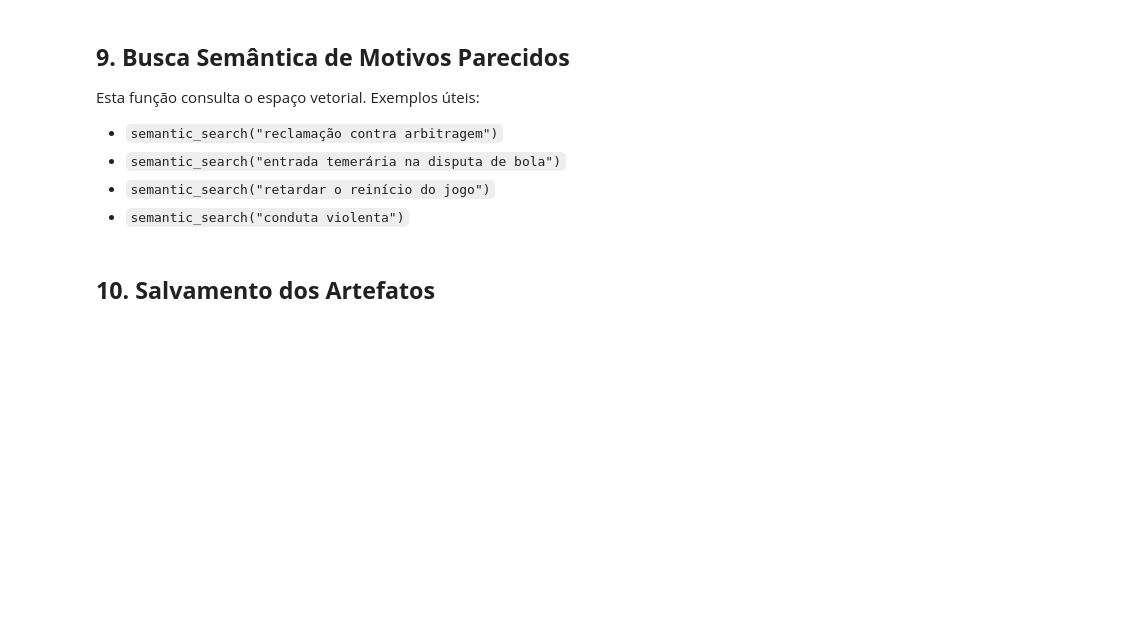
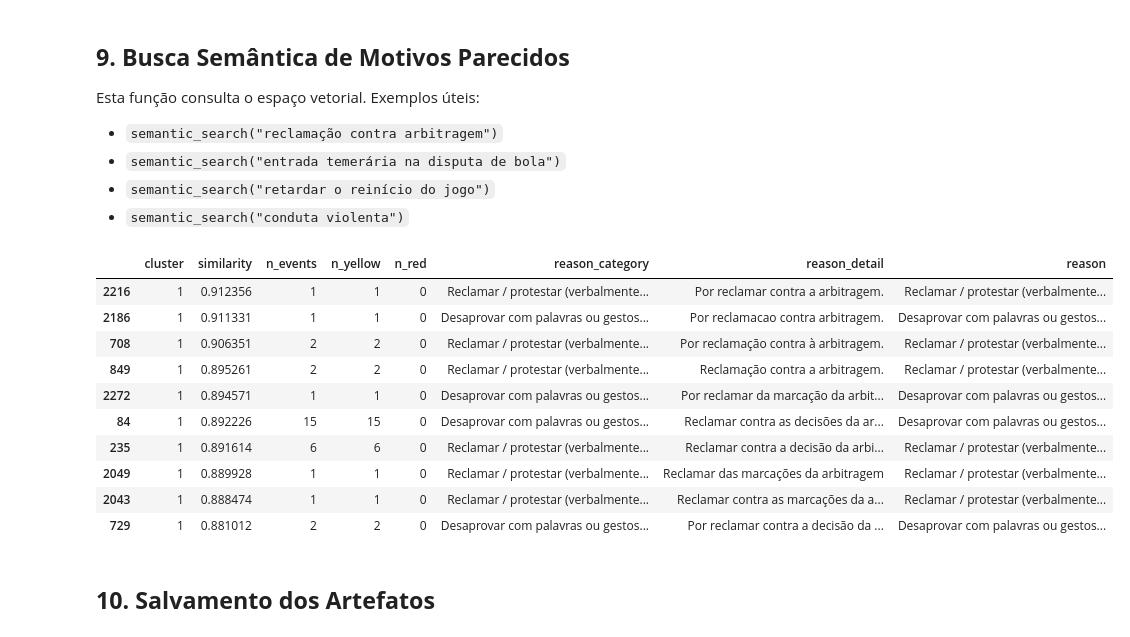
Before and after one commit to gcarbs1/cbf-match-report-analysis, a Jupyter notebook: notebooks/2-semantic_card_reasons_embeddings.ipynb, the cells around one changed output. Saved outputs shown, nothing was run; the diff lists cells and outputs as text; code cells hidden in the pictures; blank space fills up the shorter version.

```diff
--- a/notebooks/2-semantic_card_reasons_embeddings.ipynb
+++ b/notebooks/2-semantic_card_reasons_embeddings.ipynb
@@ -147,30 +139,10 @@ Se o modelo não puder ser carregado, o notebook usa um fallback com `TF-IDF + S
 # %%
 texts = reason_counts["text_for_embedding"].tolist()
-EMBEDDING_BACKEND = None
-embedding_model = None
-vectorizer = None
-svd = None
-
-if SentenceTransformer is not None:
-    try:
-        embedding_model = SentenceTransformer(MODEL_NAME)
-        embeddings = embedding_model.encode(
-            texts,
-            show_progress_bar=True,
-            normalize_embeddings=True,
-        )
-        embeddings = np.asarray(embeddings)
-        EMBEDDING_BACKEND = "sentence-transformers"
-    except Exception as error:
-        print(f"Não foi possível carregar o SentenceTransformer: {error}")
-
-if EMBEDDING_BACKEND is None:
-    vectorizer, tfidf_matrix = build_tfidf_matrix(reason_counts["text_for_embedding"])
-    max_components = min(50, tfidf_matrix.shape[0] - 1, tfidf_matrix.shape[1] - 1)
-    n_components = max(2, max_components)
-    svd = TruncatedSVD(n_components=n_components, random_state=RANDOM_STATE)
-    embeddings = normalize(svd.fit_transform(tfidf_matrix))
-    EMBEDDING_BACKEND = "tfidf-svd"
-
-print(f"Backend de embedding: {EMBEDDING_BACKEND}")
-print(f"Matriz de embeddings: {embeddings.shape}")
+embedding_model = SentenceTransformer(MODEL_NAME)
+embeddings = embedding_model.encode(
+    texts,
+    show_progress_bar=False,
+    normalize_embeddings=True,
+)
+embeddings = np.asarray(embeddings)
+EMBEDDING_BACKEND = "sentence-transformers"
@@ -397,29 +440,38 @@ Esta função consulta o espaço vetorial. Exemplos úteis:
 - `semantic_search("conduta violenta")`
 # %%
 def embed_query(texts_to_embed: list[str]) -> np.ndarray:
-    if EMBEDDING_BACKEND == "sentence-transformers":
-        return np.asarray(embedding_model.encode(texts_to_embed, normalize_embeddings=True))
-    query_matrix = vectorizer.transform(texts_to_embed)
-    return normalize(svd.transform(query_matrix))
+    return np.asarray(embedding_model.encode(texts_to_embed, normalize_embeddings=True))
 
 
 def semantic_search(query: str, top_k: int = 10) -> pd.DataFrame:
     query_embedding = embed_query([query])
     similarities = cosine_similarity(query_embedding, embeddings).ravel()
     result = reason_counts.copy()
     result["similarity"] = similarities
     return result.sort_values("similarity", ascending=False)[[
         "cluster",
         "similarity",
         "n_events",
         "n_yellow",
         "n_red",
         "reason_category",
         "reason_detail",
         "reason",
     ]].head(top_k)
 
 semantic_search("reclamação contra arbitragem", top_k=10)
+# %% [output]
+|  | cluster | similarity | n_events | n_yellow | n_red | reason_category | reason_detail | reason |
+| 2216 | 1 | 0.912356 | 1 | 1 | 0 | Reclamar / protestar (verbalmente... | Por reclamar contra a arbitragem. | Reclamar / protestar (verbalmente... |
+| 2186 | 1 | 0.911331 | 1 | 1 | 0 | Desaprovar com palavras ou gestos... | Por reclamacao contra arbitragem. | Desaprovar com palavras ou gestos... |
+| 708 | 1 | 0.906351 | 2 | 2 | 0 | Reclamar / protestar (verbalmente... | Por reclamação contra à arbitragem. | Reclamar / protestar (verbalmente... |
+| 849 | 1 | 0.895261 | 2 | 2 | 0 | Reclamar / protestar (verbalmente... | Reclamação contra a arbitragem. | Reclamar / protestar (verbalmente... |
+| 2272 | 1 | 0.894571 | 1 | 1 | 0 | Desaprovar com palavras ou gestos... | Por reclamar da marcação da arbit... | Desaprovar com palavras ou gestos... |
+| 84 | 1 | 0.892226 | 15 | 15 | 0 | Desaprovar com palavras ou gestos... | Reclamar contra as decisões da ar... | Desaprovar com palavras ou gestos... |
+| 235 | 1 | 0.891614 | 6 | 6 | 0 | Reclamar / protestar (verbalmente... | Reclamar contra a decisão da arbi... | Reclamar / protestar (verbalmente... |
+| 2049 | 1 | 0.889928 | 1 | 1 | 0 | Reclamar / protestar (verbalmente... | Reclamar das marcações da arbitragem | Reclamar / protestar (verbalmente... |
+| 2043 | 1 | 0.888474 | 1 | 1 | 0 | Reclamar / protestar (verbalmente... | Reclamar contra as marcações da a... | Reclamar / protestar (verbalmente... |
+| 729 | 1 | 0.881012 | 2 | 2 | 0 | Desaprovar com palavras ou gestos... | Por reclamar contra a decisão da ... | Desaprovar com palavras ou gestos... |
 # %% [markdown]
 ## **10. Salvamento dos Artefatos**
 # %%
```
Also changed, not shown: parts of 16 cells of this notebook, 3 other files.
